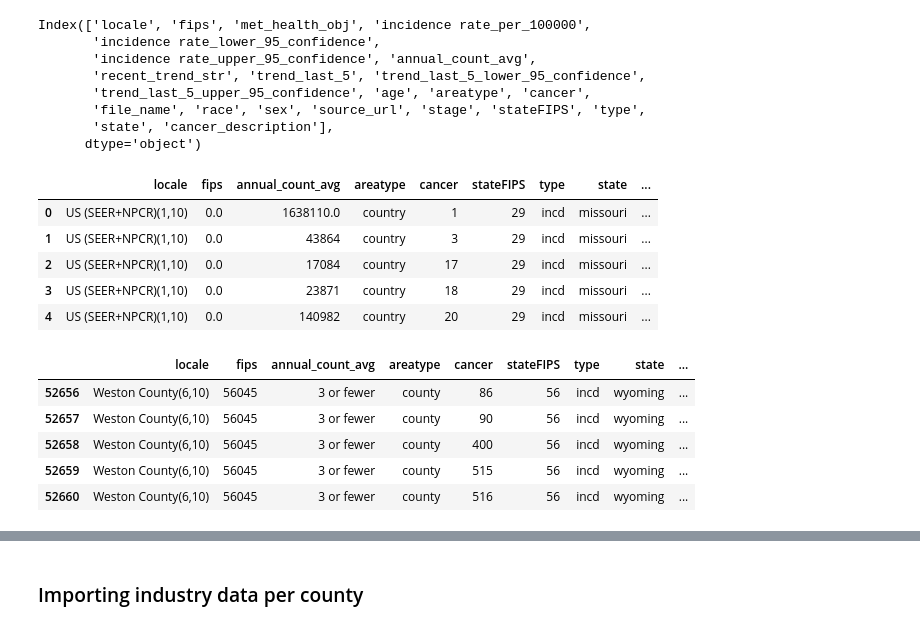
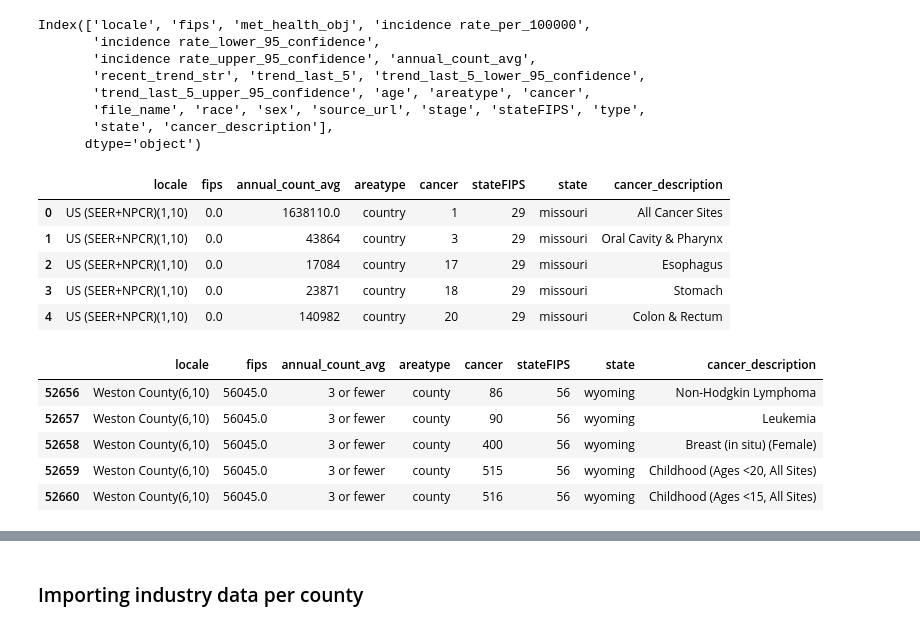
Before and after one commit to Merrel/Cancer-Industry-Dashboard, a Jupyter notebook: feature_analysis/PCA.ipynb, the cells around one changed output, grey strips where cells are left out. Cells and saved outputs as stored; diff of their text form; code cells hidden in the pictures.

```diff
--- a/feature_analysis/PCA.ipynb
+++ b/feature_analysis/PCA.ipynb
@@ -29,22 +32,22 @@ Index(['locale', 'fips', 'met_health_obj', 'incidence rate_per_100000',
        'state', 'cancer_description'],
       dtype='object')
 # %%
-cancer_data = cancer_data[['locale', 'fips', 'annual_count_avg', 'areatype', 'cancer', 'stateFIPS', 'type',
+cancer_data = cancer_data[['locale', 'fips', 'annual_count_avg', 'areatype', 'cancer', 'stateFIPS',
        'state', 'cancer_description']]
 cancer_data.head()
 # %% [output]
-|  | locale | fips | annual_count_avg | areatype | cancer | stateFIPS | type | state | ... |
-| 0 | US (SEER+NPCR)(1,10) | 0.0 | 1638110.0 | country | 1 | 29 | incd | missouri | ... |
-| 1 | US (SEER+NPCR)(1,10) | 0.0 | 43864 | country | 3 | 29 | incd | missouri | ... |
-| 2 | US (SEER+NPCR)(1,10) | 0.0 | 17084 | country | 17 | 29 | incd | missouri | ... |
-| 3 | US (SEER+NPCR)(1,10) | 0.0 | 23871 | country | 18 | 29 | incd | missouri | ... |
-| 4 | US (SEER+NPCR)(1,10) | 0.0 | 140982 | country | 20 | 29 | incd | missouri | ... |
+|  | locale | fips | annual_count_avg | areatype | cancer | stateFIPS | state | cancer_description |
+| 0 | US (SEER+NPCR)(1,10) | 0.0 | 1638110.0 | country | 1 | 29 | missouri | All Cancer Sites |
+| 1 | US (SEER+NPCR)(1,10) | 0.0 | 43864 | country | 3 | 29 | missouri | Oral Cavity & Pharynx |
+| 2 | US (SEER+NPCR)(1,10) | 0.0 | 17084 | country | 17 | 29 | missouri | Esophagus |
+| 3 | US (SEER+NPCR)(1,10) | 0.0 | 23871 | country | 18 | 29 | missouri | Stomach |
+| 4 | US (SEER+NPCR)(1,10) | 0.0 | 140982 | country | 20 | 29 | missouri | Colon & Rectum |
 # %%
 cancer_data.tail()
 # %% [output]
-|  | locale | fips | annual_count_avg | areatype | cancer | stateFIPS | type | state | ... |
-| 52656 | Weston County(6,10) | 56045 | 3 or fewer | county | 86 | 56 | incd | wyoming | ... |
-| 52657 | Weston County(6,10) | 56045 | 3 or fewer | county | 90 | 56 | incd | wyoming | ... |
-| 52658 | Weston County(6,10) | 56045 | 3 or fewer | county | 400 | 56 | incd | wyoming | ... |
-| 52659 | Weston County(6,10) | 56045 | 3 or fewer | county | 515 | 56 | incd | wyoming | ... |
-| 52660 | Weston County(6,10) | 56045 | 3 or fewer | county | 516 | 56 | incd | wyoming | ... |
+|  | locale | fips | annual_count_avg | areatype | cancer | stateFIPS | state | cancer_description |
+| 52656 | Weston County(6,10) | 56045.0 | 3 or fewer | county | 86 | 56 | wyoming | Non-Hodgkin Lymphoma |
+| 52657 | Weston County(6,10) | 56045.0 | 3 or fewer | county | 90 | 56 | wyoming | Leukemia |
+| 52658 | Weston County(6,10) | 56045.0 | 3 or fewer | county | 400 | 56 | wyoming | Breast (in situ) (Female) |
+| 52659 | Weston County(6,10) | 56045.0 | 3 or fewer | county | 515 | 56 | wyoming | Childhood (Ages <20, All Sites) |
+| 52660 | Weston County(6,10) | 56045.0 | 3 or fewer | county | 516 | 56 | wyoming | Childhood (Ages <15, All Sites) |
```
Also changed, not shown: parts of 55 cells of this notebook.
